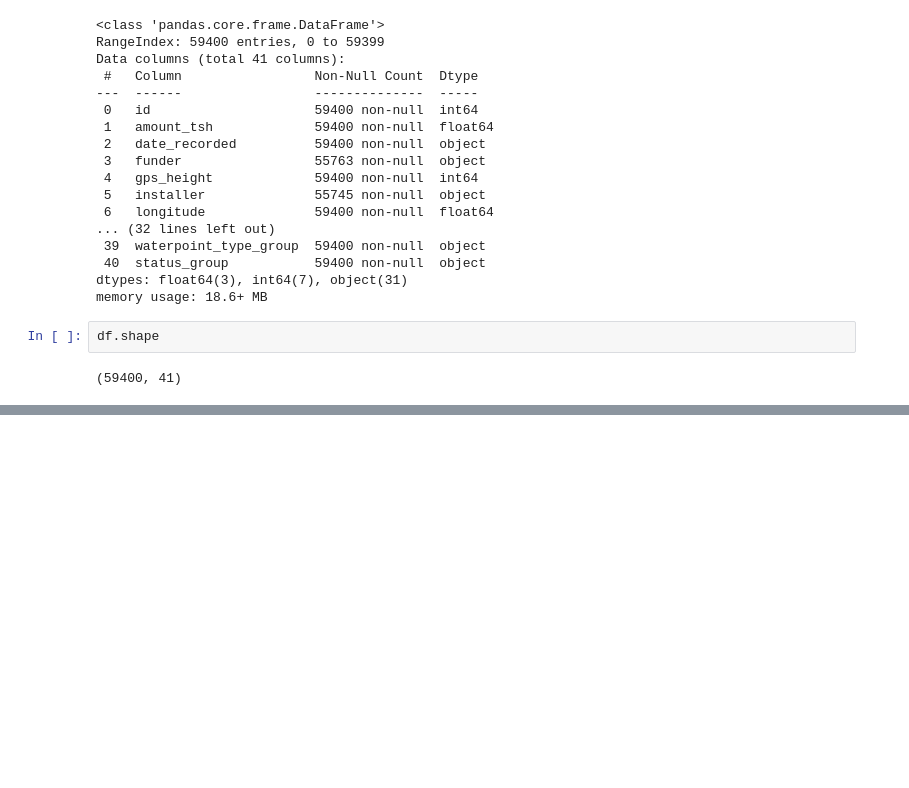
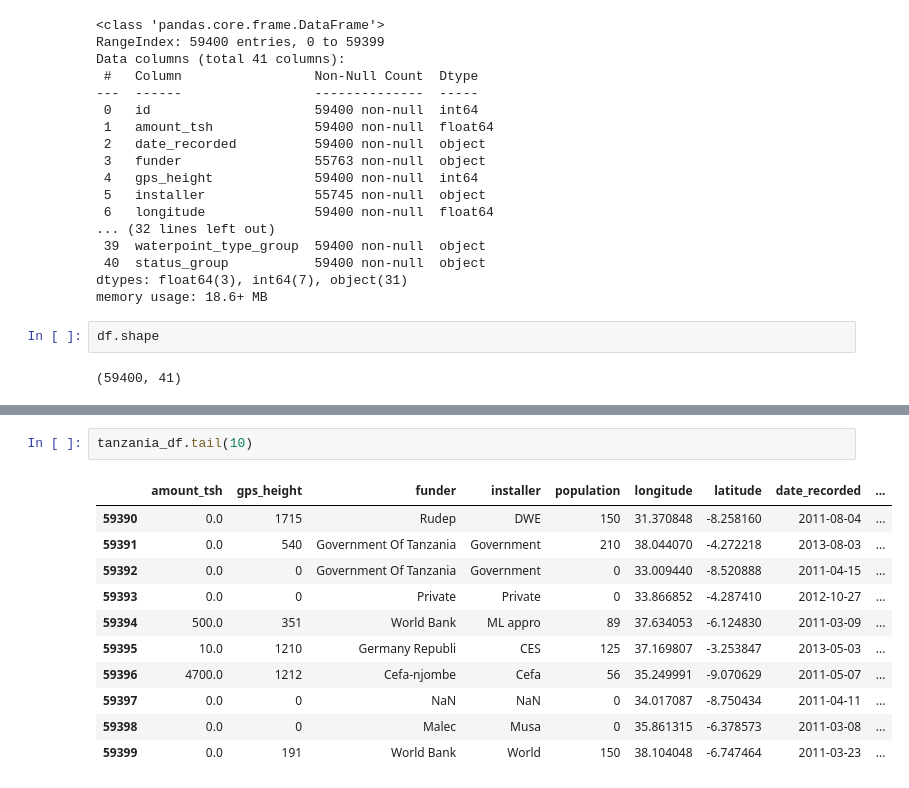
Before and after one commit to AlexIrungu/Tanzania-Wells-Classification-, a Jupyter notebook: index.ipynb, the cells around one changed output, grey strips where cells are left out. Cells and saved outputs as stored; diff of their text form; blank space fills up the shorter version.

```diff
--- a/index.ipynb
+++ b/index.ipynb
@@ -243,0 +359,14 @@ df.describe()
+# %%
+tanzania_df.tail(10)
+# %% [output]
+|  | amount_tsh | gps_height | funder | installer | population | longitude | latitude | date_recorded | ... |
+| 59390 | 0.0 | 1715 | Rudep | DWE | 150 | 31.370848 | -8.258160 | 2011-08-04 | ... |
+| 59391 | 0.0 | 540 | Government Of Tanzania | Government | 210 | 38.044070 | -4.272218 | 2013-08-03 | ... |
+| 59392 | 0.0 | 0 | Government Of Tanzania | Government | 0 | 33.009440 | -8.520888 | 2011-04-15 | ... |
+| 59393 | 0.0 | 0 | Private | Private | 0 | 33.866852 | -4.287410 | 2012-10-27 | ... |
+| 59394 | 500.0 | 351 | World Bank | ML appro | 89 | 37.634053 | -6.124830 | 2011-03-09 | ... |
+| 59395 | 10.0 | 1210 | Germany Republi | CES | 125 | 37.169807 | -3.253847 | 2013-05-03 | ... |
+| 59396 | 4700.0 | 1212 | Cefa-njombe | Cefa | 56 | 35.249991 | -9.070629 | 2011-05-07 | ... |
+| 59397 | 0.0 | 0 | NaN | NaN | 0 | 34.017087 | -8.750434 | 2011-04-11 | ... |
+| 59398 | 0.0 | 0 | Malec | Musa | 0 | 35.861315 | -6.378573 | 2011-03-08 | ... |
+| 59399 | 0.0 | 191 | World Bank | World | 150 | 38.104048 | -6.747464 | 2011-03-23 | ... |
```
Also changed, not shown: parts of 13 cells of this notebook.
